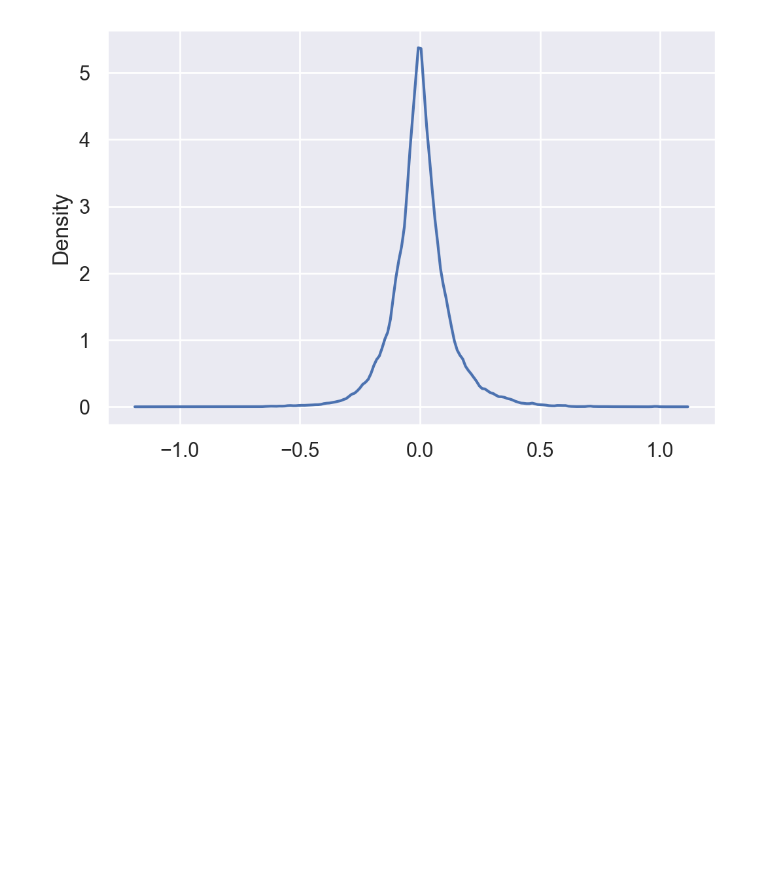
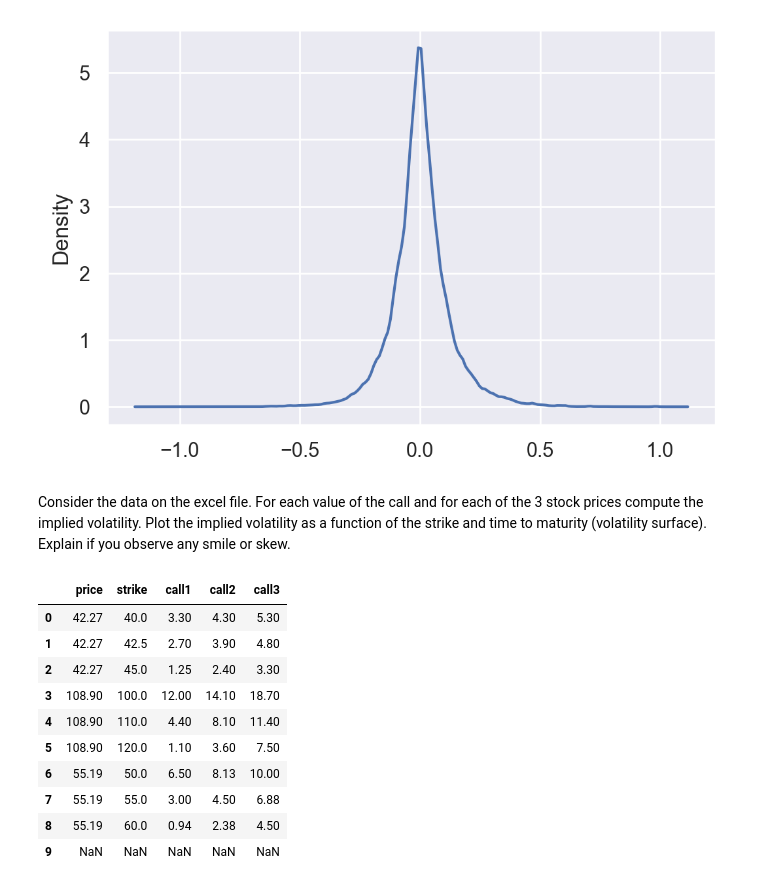
Before and after one commit to panyiming/Derivatives_pricing, a Jupyter notebook: hw2/hw2.ipynb, the cells around one changed output. Cells and saved outputs as stored; diff of their text form; code cells hidden in the pictures; blank space fills up the shorter version.

```diff
--- a/hw2/hw2.ipynb
+++ b/hw2/hw2.ipynb
@@ -181,3 +181,5 @@ sns.kdeplot(error)
 # %% [output]
 <matplotlib.axes._subplots.AxesSubplot at 0x...>
 [figure]
+# %% [markdown]
+Consider the data on the excel file. For each value of the call and for each of the 3 stock prices compute the implied volatility. Plot the implied volatility as a function of the strike and time to maturity (volatility surface). Explain if you observe any smile or skew.
@@ -183,0 +228,20 @@ sns.kdeplot(error)
+# %%
+rs = [0.0492,0.0485,0.0491]
+ets = [25,60,151]
+ets = (np.array(ets)/260).tolist()
+import pandas as pd
+s_c = pd.read_csv('./new_ton.csv')
+St_call = s_c.to_numpy()
+s_c
+# %% [output]
+|  | price | strike | call1 | call2 | call3 |
+| 0 | 42.27 | 40.0 | 3.30 | 4.30 | 5.30 |
+| 1 | 42.27 | 42.5 | 2.70 | 3.90 | 4.80 |
+| 2 | 42.27 | 45.0 | 1.25 | 2.40 | 3.30 |
+| 3 | 108.90 | 100.0 | 12.00 | 14.10 | 18.70 |
+| 4 | 108.90 | 110.0 | 4.40 | 8.10 | 11.40 |
+| 5 | 108.90 | 120.0 | 1.10 | 3.60 | 7.50 |
+| 6 | 55.19 | 50.0 | 6.50 | 8.13 | 10.00 |
+| 7 | 55.19 | 55.0 | 3.00 | 4.50 | 6.88 |
+| 8 | 55.19 | 60.0 | 0.94 | 2.38 | 4.50 |
+| 9 | NaN | NaN | NaN | NaN | NaN |
```
Also changed, not shown: parts of 5 cells of this notebook, 1 other file.
